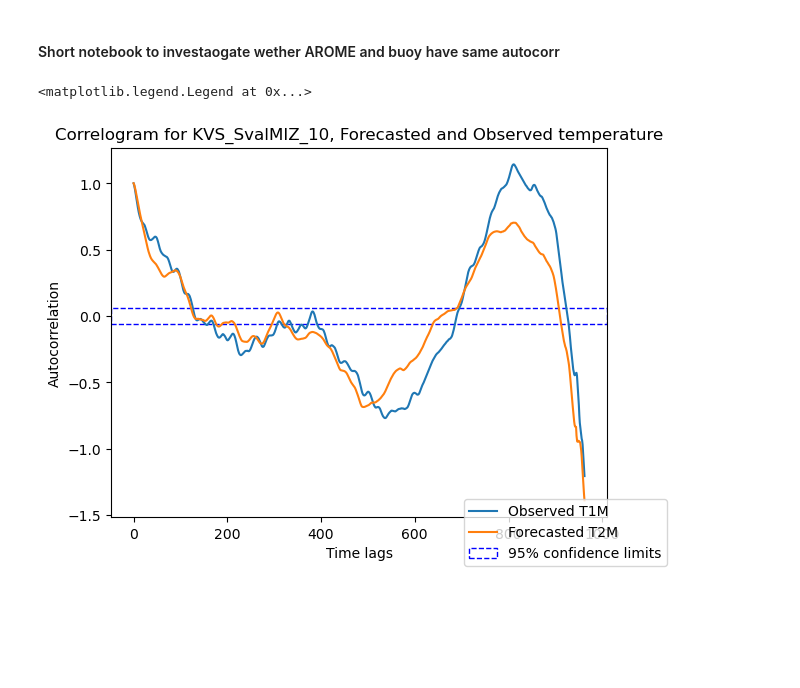
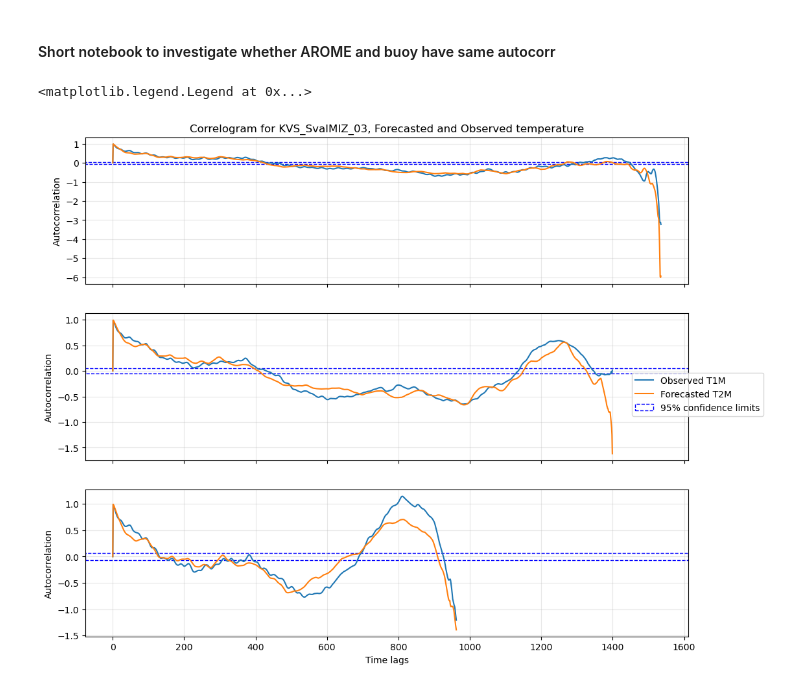
Before and after one commit to AreFrode/GEO9300_project, a Jupyter notebook: src/autocorr.ipynb, the cells around one changed output. Drawn from its saved outputs; the diff is of its cells as text; code cells hidden in the pictures; blank space fills up the shorter version.

```diff
--- a/src/autocorr.ipynb
+++ b/src/autocorr.ipynb
@@ -1,3 +1,3 @@
 # %% [markdown]
-#### Short notebook to investaogate wether AROME and buoy have same autocorr
+#### Short notebook to investigate whether AROME and buoy have same autocorr
 # %%
@@ -32,22 +42,41 @@ def autocorr(x):
 # %%
-r_L_t1m = autocorr(kvs_10_t1m)
-r_L_t2m = autocorr(kvs_10_t2m)
+# Apply autocorrelation function
+r_L_kvs_03_t1m = autocorr(kvs_03_t1m)  # Observed 1m air temp buoy 10
+r_L_kvs_03_t2m = autocorr(kvs_03_t2m)  # Forecasted 2m air temp AROME
+
+r_L_kvs_07_t1m = autocorr(kvs_07_t1m)  # Observed 1m air temp buoy 10
+r_L_kvs_07_t2m = autocorr(kvs_07_t2m)  # Forecasted 2m air temp AROME
+
+r_L_kvs_10_t1m = autocorr(kvs_10_t1m)  # Observed 1m air temp buoy 10
+r_L_kvs_10_t2m = autocorr(kvs_10_t2m)  # Forecasted 2m air temp AROME
 # %%
-fig, ax = plt.subplots(nrows = 1)
-ax.plot(r_L_t1m, label = 'Observed T1M')
-ax.plot(r_L_t2m, label = 'Forecasted T2M')
-ax.set_title('Correlogram for KVS_SvalMIZ_10, Forecasted and Observed temperature')
-ax.set_xlabel('Time lags')
-ax.set_ylabel('Autocorrelation')
+# Plot to compare AC coeff. observed and forecasted
+fig, ax = plt.subplots(nrows = 3, figsize=(12, 10), sharex=True)
+ax[0].plot(r_L_kvs_03_t1m, label = 'Observed T1M'), ax[0].plot(r_L_kvs_03_t2m, label = 'Forecasted T2M')
+ax[0].set_title('Correlogram for KVS_SvalMIZ_03, Forecasted and Observed temperature')
+
+ax[1].plot(r_L_kvs_07_t1m), ax[1].plot(r_L_kvs_07_t2m)
+
+ax[2].plot(r_L_kvs_10_t1m), ax[2].plot(r_L_kvs_10_t2m)
+ax[2].set_xlabel('Time lags')
 
 # 95% confidence level
 alpha = .05
-n = kvs_10.shape[0]
-l = (-1 - stats.norm.ppf(1 - .5 * alpha) * np.sqrt(n - 2)) / (n - 1)
-u = (-1 + stats.norm.ppf(1 - .5 * alpha) * np.sqrt(n - 2)) / (n - 1)
+n_all = [kvs_03.shape[0], kvs_07.shape[0], kvs_10.shape[0]]
+l_all=[]
+u_all=[]
+for n in range(0,len(n_all)):
 
-ax.axhspan(l, u, ls = '--', ec = 'b', fc = '1', label = r'95% confidence limits')
-fig.legend(loc = 'lower right')
+    l = (-1 - stats.norm.ppf(1 - .5 * alpha) * np.sqrt(n_all[n] - 2)) / (n_all[n] - 1)
+    u = (-1 + stats.norm.ppf(1 - .5 * alpha) * np.sqrt(n_all[n] - 2)) / (n_all[n] - 1)
+    if n == len(n_all)-1:
+        ax[n].axhspan(l, u, ls = '--', ec = 'b', fc = '1', label = r'95% confidence limits')
+    else:
+        ax[n].axhspan(l, u, ls = '--', ec = 'b', fc = '1')
+    ax[n].grid(True, alpha=0.3)
+    ax[n].set_ylabel('Autocorrelation')
+
+fig.legend(loc = 'right')
 # %% [output]
 <matplotlib.legend.Legend at 0x...>
-[figure, old version]
+[figure, new version]
```
Also changed, not shown: parts of 4 cells of this notebook, 10 other files.
